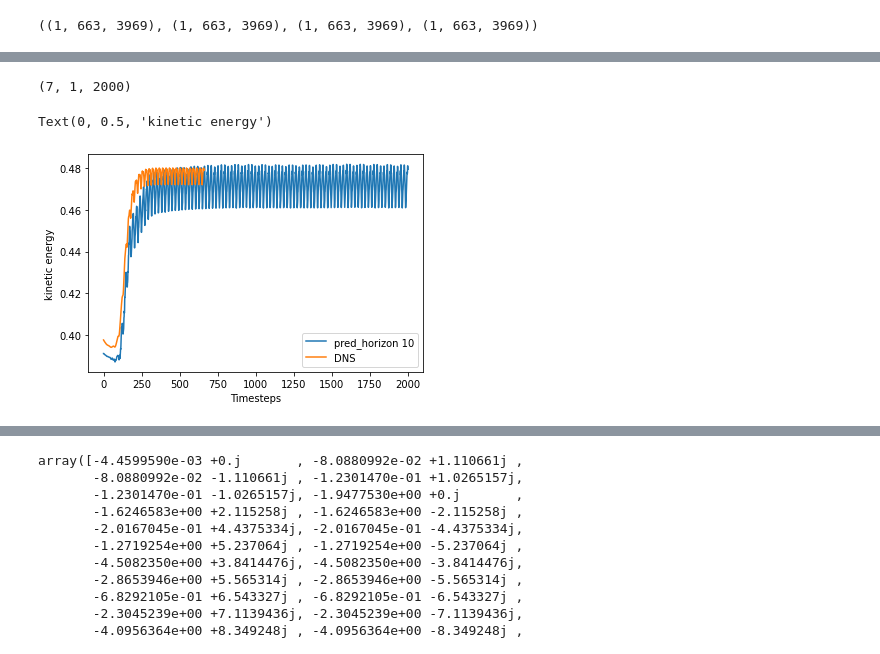
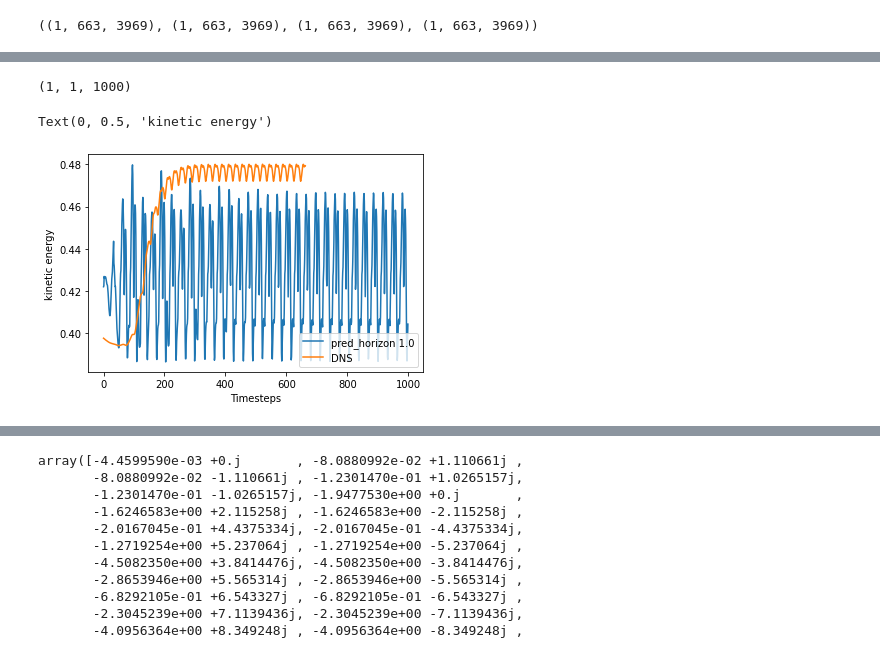
Before and after one commit to RigasLab/MZ-AE, a Jupyter notebook: Notebooks/eval_model_notebook_2Dcyl_multimodel_multistep_Exp4.2.4.ipynb, the cells around one changed output, grey strips where cells are left out. Cells and saved outputs as stored; diff of their text form; code cells hidden in the pictures.

```diff
--- a/Notebooks/eval_model_notebook_2Dcyl_multimodel_multistep_Exp4.2.4.ipynb
+++ b/Notebooks/eval_model_notebook_2Dcyl_multimodel_multistep_Exp4.2.4.ipynb
@@ -115,7 +106,7 @@ Epoch with Minimum train_error:  7756
 
 # Transient Data with numobs5 only
 for i in range(0,len(models)):
-    epoch_num = 3000
+    epoch_num = 300
     models[i].load_weights(epoch_num, True)
 # %%
 # for i in range(0,len(models)):
@@ -246,7 +237,7 @@ Phi_nn_hat_ma = moving_avg(Phi_nn_hat.cpu().numpy())
 plt.plot(Phi_nn_hat_ma)
 # %%
 #multistep prediction
-timesteps = 600
+timesteps = 1000
 initial_step = 0
 initial_conditions = Phi_nn[:,initial_step,:].to(models[0].device)
 
@@ -277,7 +268,7 @@ U_ms_hat.shape, V_ms_hat.shape, U.shape, V.shape
 k_ms_pred = energy(U_ms_hat, V_ms_hat)
 print(k_ms_pred.shape)
 plt.figure()
-for i in [1,2,3,4,5,6]:
+for i in [0]:
 
     plt.plot(k_ms_pred[i,0,:], label = f"Number Observables {models[i].num_obs}")
     # else:
@@ -303,24 +294,24 @@ U_ms_koop.shape, V_ms_koop.shape
 # %%
 #calculating kinetic energy for multistep prediction
 k_ms_koop = energy(U_ms_koop, V_ms_koop)
 print(k_ms_koop.shape)
 plt.figure()
-for i in [6]:
+for i in [0]:
 
-    plt.plot(k_ms_koop[i,0,:], label = f"pred_horizon {models[i].pred_horizon}")
+    plt.plot(k_ms_koop[i,0,:], label = f"pred_horizon {models[i].seq_model_weight}")
     # else:
     #     plt.semilogy(State_MSE_multistep[len(models)-1].numpy(),".-",color = "brown", label = f"No Memory")
 # State_MSE_multistep[1] = Eval_MZA.state_mse(Phi_nn[:,:timesteps],Phi_ms_hat[1,:,:timesteps]).detach().cpu()
 # plt.semilogy(State_MSE_multistep[1].numpy(), label = f"Memory Length {models[1].seq_len}")
 plt.plot(k[0,initial_step:], label = "DNS")
 
 plt.legend(loc='lower right')
 plt.xlabel("Timesteps")
 plt.ylabel("kinetic energy")
 # %% [output]
-(7, 1, 2000)
+(1, 1, 1000)
 Text(0, 0.5, 'kinetic energy')
-[figure, old version]
+[figure, new version]
 # %%
 for i in range (100,200,5):
     plt.figure()
```
Also changed, not shown: parts of 9 cells of this notebook, 5 other files.
